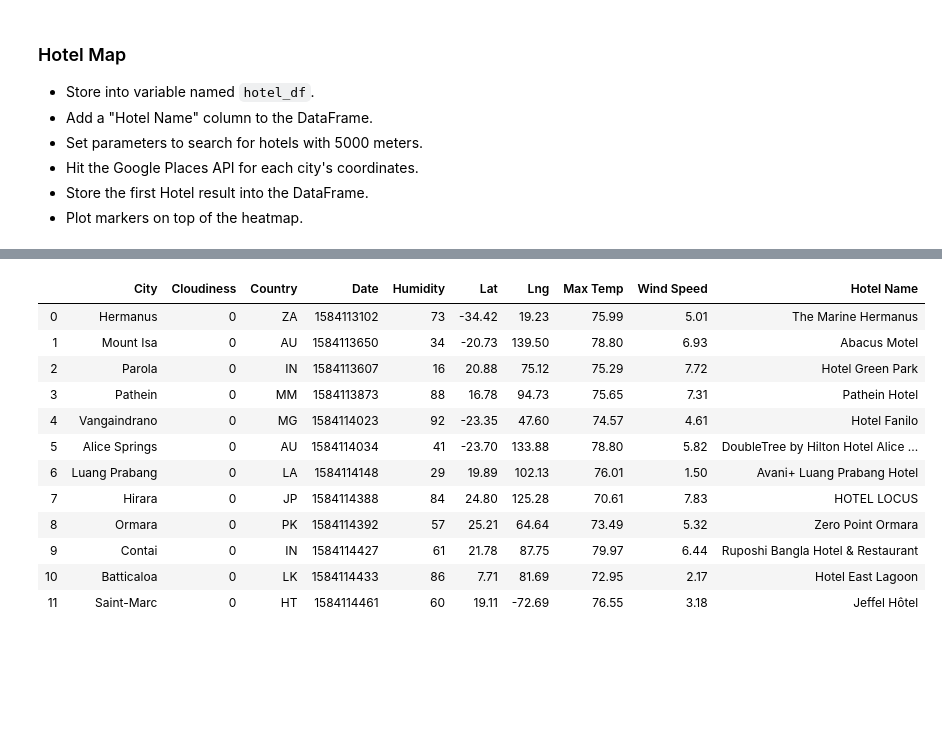
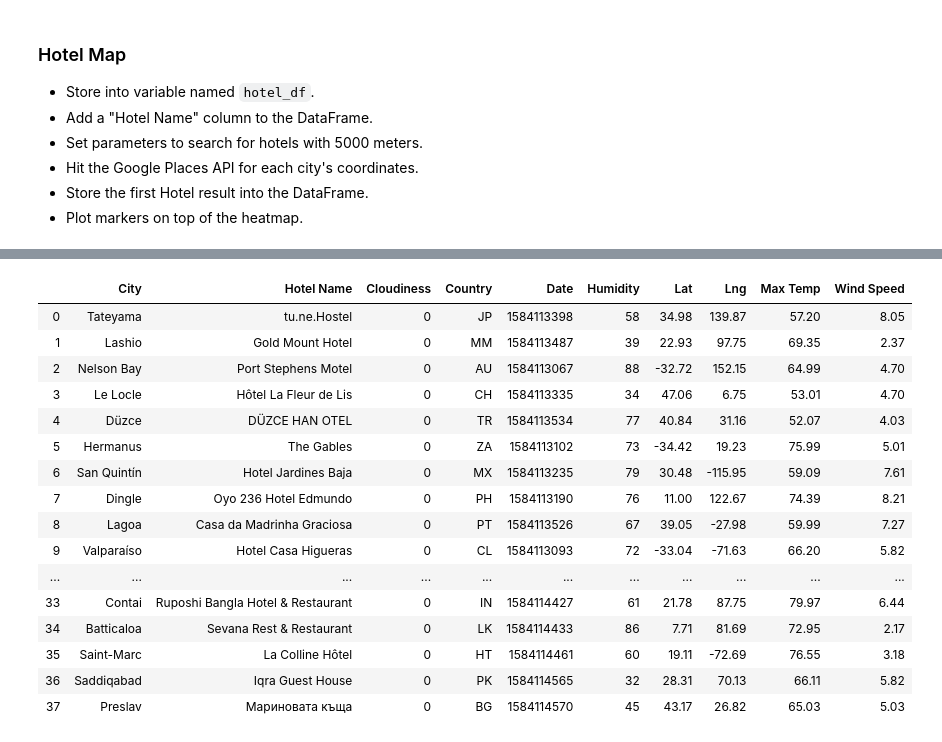
Before and after one commit to pi108/Python-API-Challenge, a Jupyter notebook: VacationPy.ipynb, the cells around one changed output, grey strips where cells are left out. Cells and saved outputs as stored; diff of their text form; code cells hidden in the pictures; blank space fills up the shorter version.

```diff
--- a/VacationPy.ipynb
+++ b/VacationPy.ipynb
@@ -72,7 +72,10 @@ fig
 * Drop any rows will null values.
 # %%
 # Create a Data Frame for cities with good weather based on our criteria
-my_good_weather_cities_df = my_cities_df.loc[(my_cities_df["Max Temp"] > 70) & (my_cities_df["Max Temp"] < 80) & (my_cities_df["Cloudiness"] == 0) & (my_cities_df["Wind Speed"] < 10), :]
+my_good_weather_cities_df = my_cities_df.loc[(my_cities_df["Max Temp"] > 50)
+                   & (my_cities_df["Max Temp"] < 80)
+                   & (my_cities_df["Cloudiness"] == 0)
+                   & (my_cities_df["Wind Speed"] < 10), :]
 
 # Drop any rows that do not meet all of our criteria for good weather
 my_good_weather_cities_df = my_good_weather_cities_df.dropna(how='any')
@@ -86,6 +89,6 @@ del my_good_weather_cities_df['index']
 # Check the number of rows in the DataFrame
 print(len(my_good_weather_cities_df))
 
-# Dispaly the top 5 rows of the DataFrame
-my_good_weather_cities_df.head()
+# Display the top 40 rows of the DataFrame
+my_good_weather_cities_df.head(40)
 # %% [output]
@@ -105,8 +119,12 @@ my_good_weather_cities_df.head()
 * Store the first Hotel result into the DataFrame.
 * Plot markers on top of the heatmap.
 # %%
+# Add an empty column called hotel name if it does not exist
+if 'Hotel Name' not in my_good_weather_cities_df.columns:
+    my_good_weather_cities_df.insert(loc=1, column='Hotel Name', value=['' for i in range(my_good_weather_cities_df.shape[0])])
+
+
 # Iterate through the DataFrame and get the hotel name within the specified parameters for the cities with good weather
-
 for index, row in my_good_weather_cities_df.iterrows():
     # get lat, lng from df
     lat = row["Lat"]
@@ -114,19 +132,20 @@ for index, row in my_good_weather_cities_df.iterrows():
 
     params = {
         "location": f"{lat},{lng}",
-        "radius": 5000,
-        # "type": "hotel",
-        "keyword": "hotel",
-        "key": g_key
+        "rankby": "distance",
+        "keyword":"hotel",
+        "key": g_key,
+
     }
 
     base_url = "https://maps.googleapis.com/maps/api/place/nearbysearch/json"
     response = requests.get(base_url, params=params)
     response_json = response.json()
-
     try:
         my_good_weather_cities_df.loc[index, "Hotel Name"] = response_json["results"][0]["name"]
-    except (KeyError, IndexError):
+    except(KeyError, IndexError):
         print("Missing field/result... skipping.")
+
+my_good_weather_cities_df
 # %% [output]
 Missing field/result... skipping.
@@ -137,23 +169,27 @@ Missing field/result... skipping.
 # %%
 # Drop the rows which do not match all the criteria
 my_good_weather_cities_df = my_good_weather_cities_df.dropna(how='any')
 
-# Dispaly the top 20 rows of the DataFrame
-my_good_weather_cities_df.head(20)
+# Dispaly the top 40 rows of the DataFrame
+my_good_weather_cities_df.head(40)
 # %% [output]
-|  | City | Cloudiness | Country | Date | Humidity | Lat | Lng | Max Temp | Wind Speed | Hotel Name |
-| 0 | Hermanus | 0 | ZA | 1584113102 | 73 | -34.42 | 19.23 | 75.99 | 5.01 | The Marine Hermanus |
-| 1 | Mount Isa | 0 | AU | 1584113650 | 34 | -20.73 | 139.50 | 78.80 | 6.93 | Abacus Motel |
-| 2 | Parola | 0 | IN | 1584113607 | 16 | 20.88 | 75.12 | 75.29 | 7.72 | Hotel Green Park |
-| 3 | Pathein | 0 | MM | 1584113873 | 88 | 16.78 | 94.73 | 75.65 | 7.31 | Pathein Hotel |
-| 4 | Vangaindrano | 0 | MG | 1584114023 | 92 | -23.35 | 47.60 | 74.57 | 4.61 | Hotel Fanilo |
-| 5 | Alice Springs | 0 | AU | 1584114034 | 41 | -23.70 | 133.88 | 78.80 | 5.82 | DoubleTree by Hilton Hotel Alice ... |
-| 6 | Luang Prabang | 0 | LA | 1584114148 | 29 | 19.89 | 102.13 | 76.01 | 1.50 | Avani+ Luang Prabang Hotel |
-| 7 | Hirara | 0 | JP | 1584114388 | 84 | 24.80 | 125.28 | 70.61 | 7.83 | HOTEL LOCUS |
-| 8 | Ormara | 0 | PK | 1584114392 | 57 | 25.21 | 64.64 | 73.49 | 5.32 | Zero Point Ormara |
-| 9 | Contai | 0 | IN | 1584114427 | 61 | 21.78 | 87.75 | 79.97 | 6.44 | Ruposhi Bangla Hotel & Restaurant |
-| 10 | Batticaloa | 0 | LK | 1584114433 | 86 | 7.71 | 81.69 | 72.95 | 2.17 | Hotel East Lagoon |
-| 11 | Saint-Marc | 0 | HT | 1584114461 | 60 | 19.11 | -72.69 | 76.55 | 3.18 | Jeffel Hôtel |
+|  | City | Hotel Name | Cloudiness | Country | Date | Humidity | Lat | Lng | Max Temp | Wind Speed |
+| 0 | Tateyama | tu.ne.Hostel | 0 | JP | 1584113398 | 58 | 34.98 | 139.87 | 57.20 | 8.05 |
+| 1 | Lashio | Gold Mount Hotel | 0 | MM | 1584113487 | 39 | 22.93 | 97.75 | 69.35 | 2.37 |
+| 2 | Nelson Bay | Port Stephens Motel | 0 | AU | 1584113067 | 88 | -32.72 | 152.15 | 64.99 | 4.70 |
+| 3 | Le Locle | Hôtel La Fleur de Lis | 0 | CH | 1584113335 | 34 | 47.06 | 6.75 | 53.01 | 4.70 |
+| 4 | Düzce | DÜZCE HAN OTEL | 0 | TR | 1584113534 | 77 | 40.84 | 31.16 | 52.07 | 4.03 |
+| 5 | Hermanus | The Gables | 0 | ZA | 1584113102 | 73 | -34.42 | 19.23 | 75.99 | 5.01 |
+| 6 | San Quintín | Hotel Jardines Baja | 0 | MX | 1584113235 | 79 | 30.48 | -115.95 | 59.09 | 7.61 |
+| 7 | Dingle | Oyo 236 Hotel Edmundo | 0 | PH | 1584113190 | 76 | 11.00 | 122.67 | 74.39 | 8.21 |
+| 8 | Lagoa | Casa da Madrinha Graciosa | 0 | PT | 1584113526 | 67 | 39.05 | -27.98 | 59.99 | 7.27 |
+| 9 | Valparaíso | Hotel Casa Higueras | 0 | CL | 1584113093 | 72 | -33.04 | -71.63 | 66.20 | 5.82 |
+| ... | ... | ... | ... | ... | ... | ... | ... | ... | ... | ... |
+| 33 | Contai | Ruposhi Bangla Hotel & Restaurant | 0 | IN | 1584114427 | 61 | 21.78 | 87.75 | 79.97 | 6.44 |
+| 34 | Batticaloa | Sevana Rest & Restaurant | 0 | LK | 1584114433 | 86 | 7.71 | 81.69 | 72.95 | 2.17 |
+| 35 | Saint-Marc | La Colline Hôtel | 0 | HT | 1584114461 | 60 | 19.11 | -72.69 | 76.55 | 3.18 |
+| 36 | Saddiqabad | Iqra Guest House | 0 | PK | 1584114565 | 32 | 28.31 | 70.13 | 66.11 | 5.82 |
+| 37 | Preslav | Мариновата къща | 0 | BG | 1584114570 | 45 | 43.17 | 26.82 | 65.03 | 5.03 |
 # %%
 my_good_weather_cities_df = my_good_weather_cities_df.reset_index()
 # %%
```
Also changed, not shown: parts of 6 cells of this notebook.
